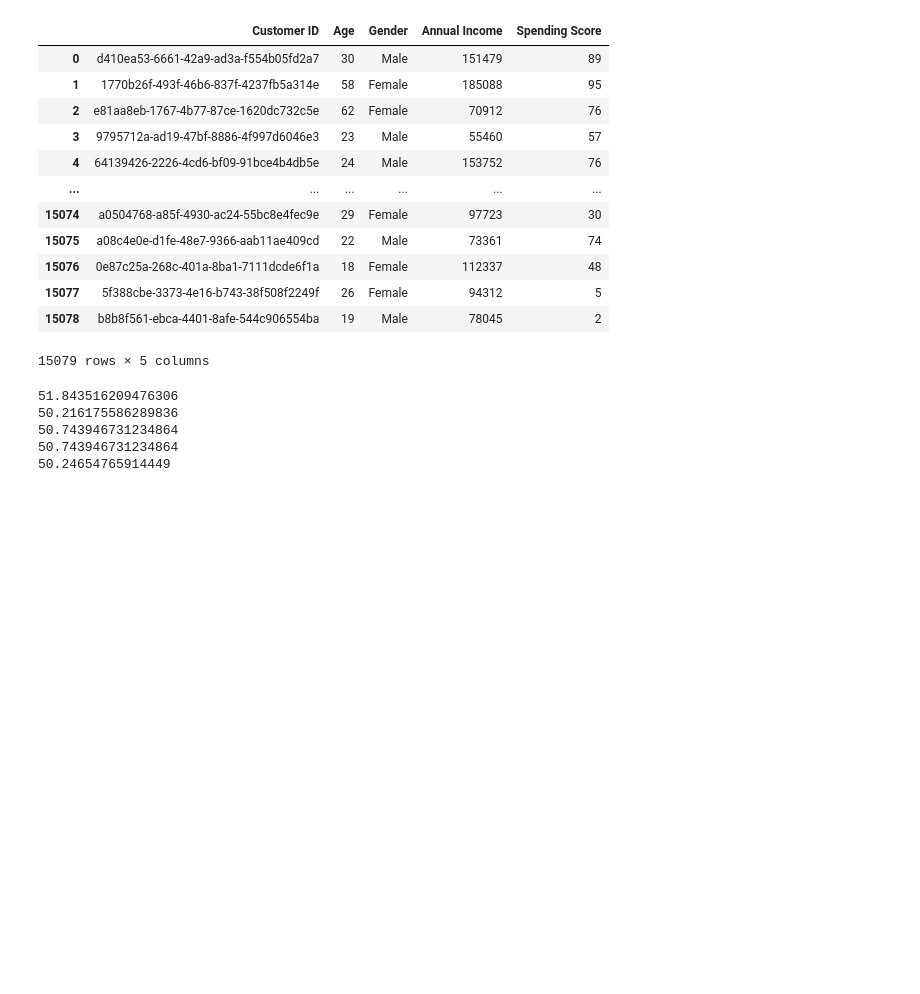
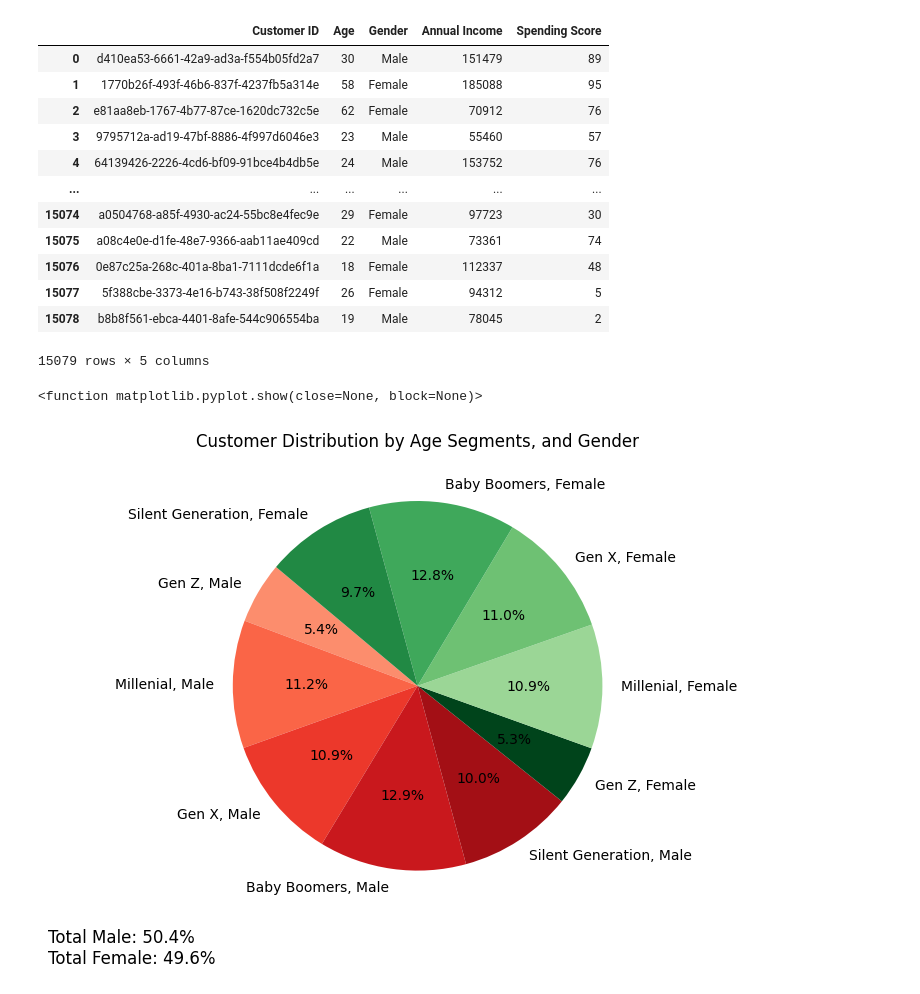
Before and after one commit to build-summer-2024/async-green-Man-final-project, a Jupyter notebook: man_final_project.ipynb, the cells around one changed output. Drawn from its saved outputs; the diff is of its cells as text; code cells hidden in the pictures; blank space fills up the shorter version.

Commit message:
Added 3 Visualizations

```diff
--- a/man_final_project.ipynb
+++ b/man_final_project.ipynb
@@ -26,15 +26,3 @@ millenial_segment = SMCS_df.loc[(SMCS_df["Age"] >= 26) & (SMCS_df["Age"] <= 41)]
 genX_segment = SMCS_df.loc[(SMCS_df["Age"] >= 42) & (SMCS_df["Age"] <= 57)]
 bboom_segment = SMCS_df.loc[(SMCS_df["Age"] >= 58) & (SMCS_df["Age"] <= 76)]
 silent_segment = SMCS_df.loc[(SMCS_df["Age"] >= 77) & (SMCS_df["Age"] <= 94)]
-# %%
-print(genZ_segment["Spending Score"].mean())
-print(millenial_segment["Spending Score"].mean())
-print(genX_segment["Spending Score"].mean())
-print(genX_segment["Spending Score"].mean())
-print(silent_segment["Spending Score"].mean())
-# %% [output]
-51.843516209476306
-50.216175586289836
-50.743946731234864
-50.743946731234864
-50.24654765914449
@@ -40,0 +68,58 @@ print(silent_segment["Spending Score"].mean())
+# %%
+#Segmentation of generation, split again by gender
+genZ_segment_male = genZ_segment.loc[genZ_segment["Gender"] == "Male"]
+genZ_segment_female = genZ_segment.loc[genZ_segment["Gender"] == "Female"]
+millenial_segment_male = millenial_segment.loc[millenial_segment["Gender"] == "Male"]
+millenial_segment_female = millenial_segment.loc[millenial_segment["Gender"] == "Female"]
+genX_segment_male = genX_segment.loc[genX_segment["Gender"] == "Male"]
+genX_segment_female = genX_segment.loc[genX_segment["Gender"] == "Female"]
+bboom_segment_male = bboom_segment.loc[bboom_segment["Gender"] == "Male"]
+bboom_segment_female = bboom_segment.loc[bboom_segment["Gender"] == "Female"]
+silent_segment_male = silent_segment.loc[silent_segment["Gender"] == "Male"]
+silent_segment_female = silent_segment.loc[silent_segment["Gender"] == "Female"]
+# %%
+generation_gender_segmentation = {
+    'Gen Z, Male': len(genZ_segment_male),
+    'Millenial, Male': len(millenial_segment_male),
+    'Gen X, Male': len(genX_segment_male),
+    'Baby Boomers, Male': len(bboom_segment_male),
+    'Silent Generation, Male': len(silent_segment_male),
+    'Gen Z, Female': len(genZ_segment_female),
+    'Millenial, Female': len(millenial_segment_female),
+    'Gen X, Female': len(genX_segment_female),
+    'Baby Boomers, Female': len(bboom_segment_female),
+    'Silent Generation, Female': len(silent_segment_female),
+}
+
+#Calculate percentages for two groups
+total_male = sum([generation_gender_segmentation[key] for key in generation_gender_segmentation if 'Male' in key])
+total_female = sum([generation_gender_segmentation[key] for key in generation_gender_segmentation if 'Female' in key])
+total = total_male + total_female
+
+male_percentage = total_male / total * 100
+female_percentage = total_female / total * 100
+
+
+#For some reason one more on the Female side becomes Red as well, going to input manually
+colors_male = plt.cm.Reds(range(100, 256, 31))
+colors_female = plt.cm.Greens(range(100, 256, 31))
+'''Original Attempt:
+colors = list(colors_male) + list(colors_female)
+caused one of the female ones to be Red isntead of Green'''
+
+colors = []
+for i, key in enumerate(generation_gender_segmentation.keys()):
+    if 'Male' in key:
+        colors.append(colors_male[i % len(colors_male)])
+    else:
+        colors.append(colors_female[i % len(colors_female)])
+
+#Pie Char
+plt.figure(figsize=(10,6))
+plt.pie(generation_gender_segmentation.values(),labels=generation_gender_segmentation.keys(),autopct='%1.1f%%', colors=colors, startangle = 140)
+plt.title('Customer Distribution by Age Segments, and Gender')
+plt.text(-2, -1.5, f'Total Male: {male_percentage:.1f}%\nTotal Female: {female_percentage:.1f}%', fontsize=12)
+plt.show
+# %% [output]
+<function matplotlib.pyplot.show(close=None, block=None)>
+[figure, added]
```
Also changed, not shown: parts of 2 cells of this notebook, 4 other files.
